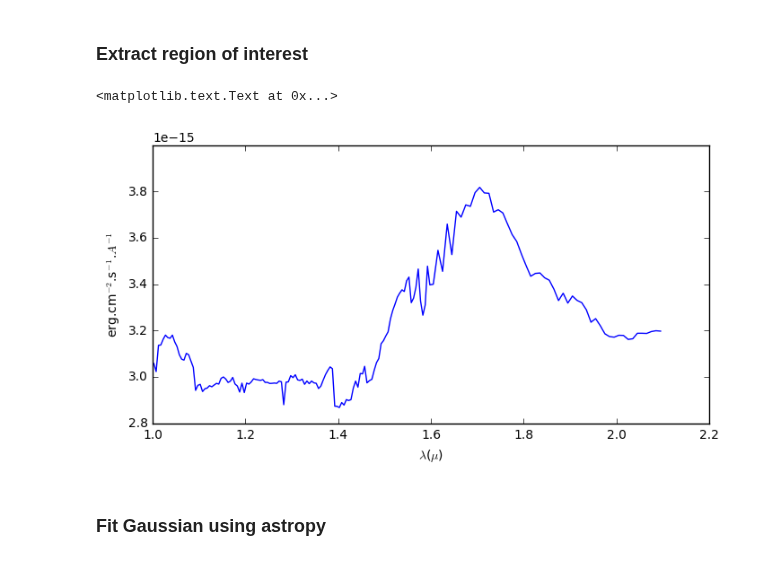
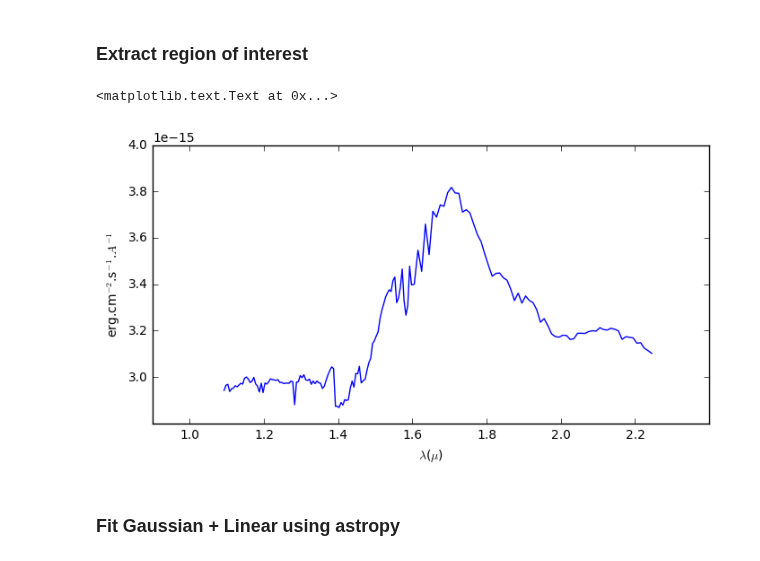
Before and after one commit to ibusko/experiments_specviz, a Jupyter notebook: experiment_1.ipynb, the cells around one changed output. Drawn from its saved outputs; the diff is of its cells as text; code cells hidden in the pictures.

Commit message:
astropy experiments

```diff
--- a/experiment_1.ipynb
+++ b/experiment_1.ipynb
@@ -3,17 +3,15 @@
 # %%
-# All imports used in this script
 from __future__ import print_function
 
 import numpy as np
 from astropy.io import fits
 import matplotlib.pyplot as plt
 
-#from scipy.interpolate import UnivariateSpline
-
 %matplotlib inline
-plt.rcParams['figure.figsize'] = 8, 10
+#plt.rcParams['figure.figsize'] = 8, 10
 x_label = '$\lambda$($\mu$)'
 y_label = 'erg.cm$^{-2}$.s$^{-1}$.$A^{-1}$'
+plot_axis = [0.9, 2.4, 2.8e-15, 4.e-15]
 # %% [markdown]
 <h3>Get raw data</h3>
 # %%
@@ -33,15 +31,16 @@ plt.ylabel(y_label)
 # %% [markdown]
 <h3>Extract region of interest </h3>
 # %%
-indices = (wave > 1.) & (wave < 2.1)
+indices = (wave > 1.09) & (wave < 2.25)
 w = wave[indices]
 f = flux[indices]
 plt.gcf().set_size_inches(8.,4.)
+plt.axis(plot_axis)
 plt.plot(w, f)
 plt.xlabel(x_label)
 plt.ylabel(r'erg.cm$^{-2}$.s$^{-1}$.$A^{-1}$')
 # %% [output]
 <matplotlib.text.Text at 0x...>
-[figure, old version]
+[figure, new version]
 # %% [markdown]
-<h3>Fit Gaussian using astropy </h3>
+<h3>Fit Gaussian + Linear using astropy </h3>
```
Also changed, not shown: parts of 18 cells of this notebook.
